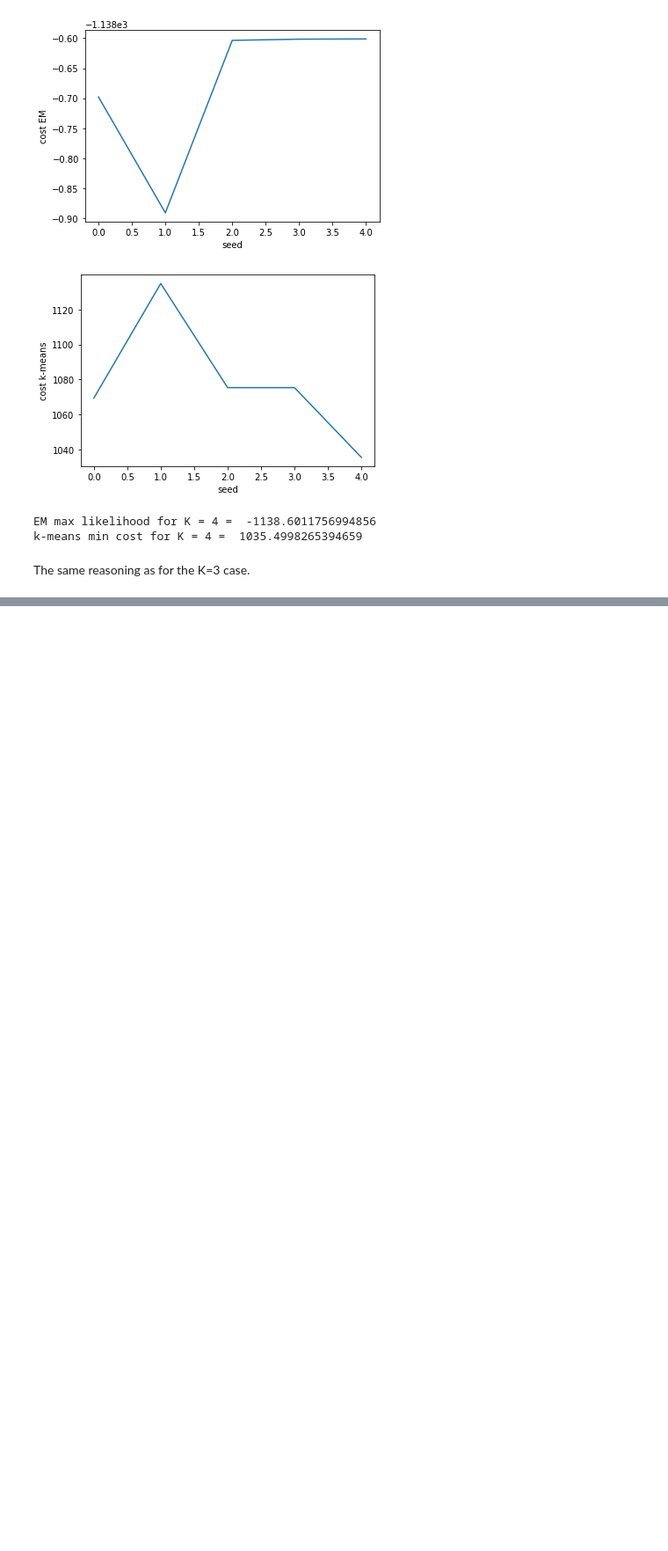
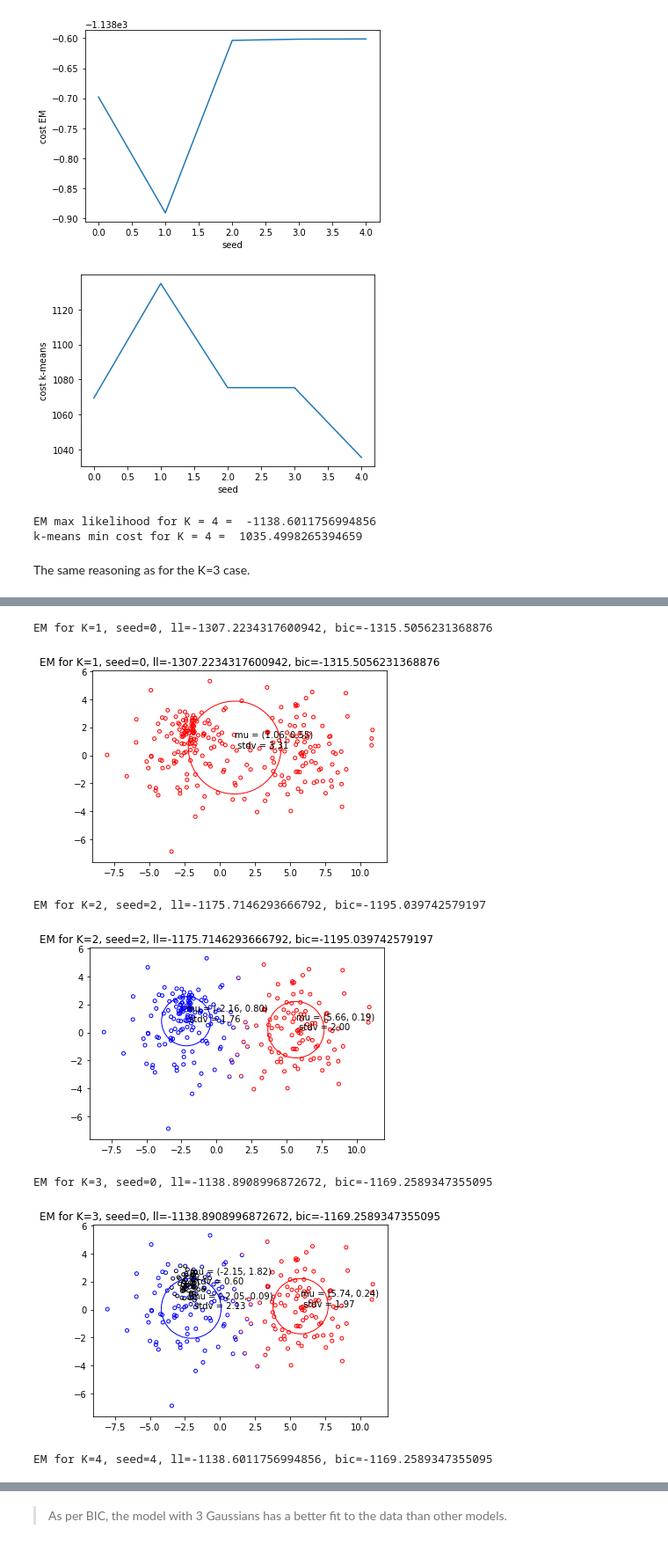
Before and after one commit to pkliui/machine-learning, a Jupyter notebook: 6.86x-ml-python/project4/netflix/project4-kmeans-em.ipynb, the cells around one changed output, grey strips where cells are left out. Shown at 88% size. Cells and saved outputs as stored; diff of their text form; code cells hidden in the pictures; blank space fills up the shorter version.

```diff
--- a/6.86x-ml-python/project4/netflix/project4-kmeans-em.ipynb
+++ b/6.86x-ml-python/project4/netflix/project4-kmeans-em.ipynb
@@ -175,7 +175,7 @@ total_cost_km = []
 
 for ii in range(0,5):
     gaussian_mix, post =  common.init(X=X,K=K,seed=ii)
-    new_gaussian_mix_em, new_post_em, cost_em = em.run(X=X,mixture=gaussian_mix,post=post)
+    new_gaussian_mix_em, new_post_em, cost_em = naive_em.run(X=X,mixture=gaussian_mix,post=post)
     total_cost_em.append(cost_em)
     new_gaussian_mix_km, new_post_km, cost_km = kmeans.run(X=X,mixture=gaussian_mix,post=post)
     total_cost_km.append(cost_km)
@@ -216,7 +216,7 @@ total_cost_km = []
 
 for ii in range(0,5):
     gaussian_mix, post =  common.init(X=X,K=K,seed=ii)
-    new_gaussian_mix_em, new_post_em, cost_em = em.run(X=X,mixture=gaussian_mix,post=post)
+    new_gaussian_mix_em, new_post_em, cost_em = naive_em.run(X=X,mixture=gaussian_mix,post=post)
     total_cost_em.append(cost_em)
     new_gaussian_mix_km, new_post_km, cost_km = kmeans.run(X=X,mixture=gaussian_mix,post=post)
     total_cost_km.append(cost_km)
@@ -257,7 +257,7 @@ total_cost_km = []
 
 for ii in range(0,5):
     gaussian_mix, post =  common.init(X=X,K=K,seed=ii)
-    new_gaussian_mix_em, new_post_em, cost_em = em.run(X=X,mixture=gaussian_mix,post=post)
+    new_gaussian_mix_em, new_post_em, cost_em = naive_em.run(X=X,mixture=gaussian_mix,post=post)
     total_cost_em.append(cost_em)
     new_gaussian_mix_km, new_post_km, cost_km = kmeans.run(X=X,mixture=gaussian_mix,post=post)
     total_cost_km.append(cost_km)
@@ -300,7 +300,7 @@ total_cost_km = []
 
 for ii in range(0,5):
     gaussian_mix, post =  common.init(X=X,K=K,seed=ii)
-    new_gaussian_mix_em, new_post_em, cost_em = em.run(X=X,mixture=gaussian_mix,post=post)
+    new_gaussian_mix_em, new_post_em, cost_em = naive_em.run(X=X,mixture=gaussian_mix,post=post)
     total_cost_em.append(cost_em)
     new_gaussian_mix_km, new_post_km, cost_km = kmeans.run(X=X,mixture=gaussian_mix,post=post)
     total_cost_km.append(cost_km)
@@ -332,0 +341,53 @@ The same reasoning as for the K=3 case.
+# %%
+max_bic = None
+max_bic2plot = []
+K2plot = []
+#
+# go thru different clusters
+for K in range(1, 5):
+    K2plot.append(K)
+    max_ll = None
+    best_seed = None
+    #
+    # go thru different seeds
+    for seed in range(0, 5):
+        #
+        # initialize and run the EM to get the mixture and log-likelihood for the current seed and K
+        mixture, post = common.init(X, K, seed)
+        mixture, post, ll = naive_em.run(X, mixture, post)
+        #
+        # check if likelihood is the largest, if yes, then update the best seed
+        if max_ll is None or ll > max_ll:
+            max_ll = ll
+            best_seed = seed
+    #
+    # run the EM again, this time with the best seed
+    mixture, post = common.init(X, K, best_seed)
+    mixture, post, ll = naive_em.run(X, mixture, post)
+    #
+    # run BIC to get the quality metric for the current number of clusters
+    bic = common.bic(X, mixture, ll)
+    #
+    # update the best BIC
+    if max_bic is None or bic > max_bic:
+        max_bic = bic
+        max_bic2plot.append(max_bic)
+    else:
+        max_bic2plot.append(bic)
+    # print results
+    title = "EM for K={}, seed={}, ll={}, bic={}".format(K, best_seed, ll, max_bic)
+    print(title)
+    common.plot(X, mixture, post, title)
+
+plt.plot(K2plot,max_bic2plot)
+plt.xlabel("K")
+plt.ylabel("BIC")
+plt.show()
+# %% [output]
+EM for K=1, seed=0, ll=-1307.2234317600942, bic=-1315.5056231368876
+[figure, added]
+EM for K=2, seed=2, ll=-1175.7146293666792, bic=-1195.039742579197
+[figure, added]
+EM for K=3, seed=0, ll=-1138.8908996872672, bic=-1169.2589347355095
+[figure, added]
+EM for K=4, seed=4, ll=-1138.6011756994856, bic=-1169.2589347355095
@@ -332,0 +396,2 @@ The same reasoning as for the K=3 case.
+# %% [markdown]
+> As per BIC, the model with 3 Gaussians has a better fit to the data than other models.
```
Also changed, not shown: parts of 6 cells of this notebook, 34 other files.
